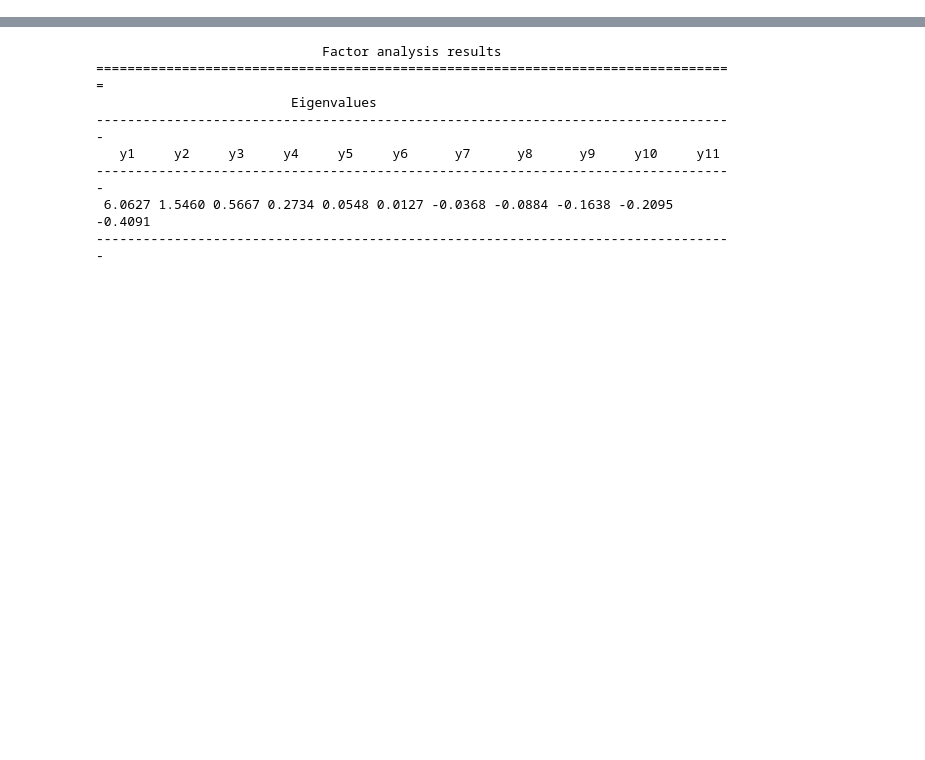
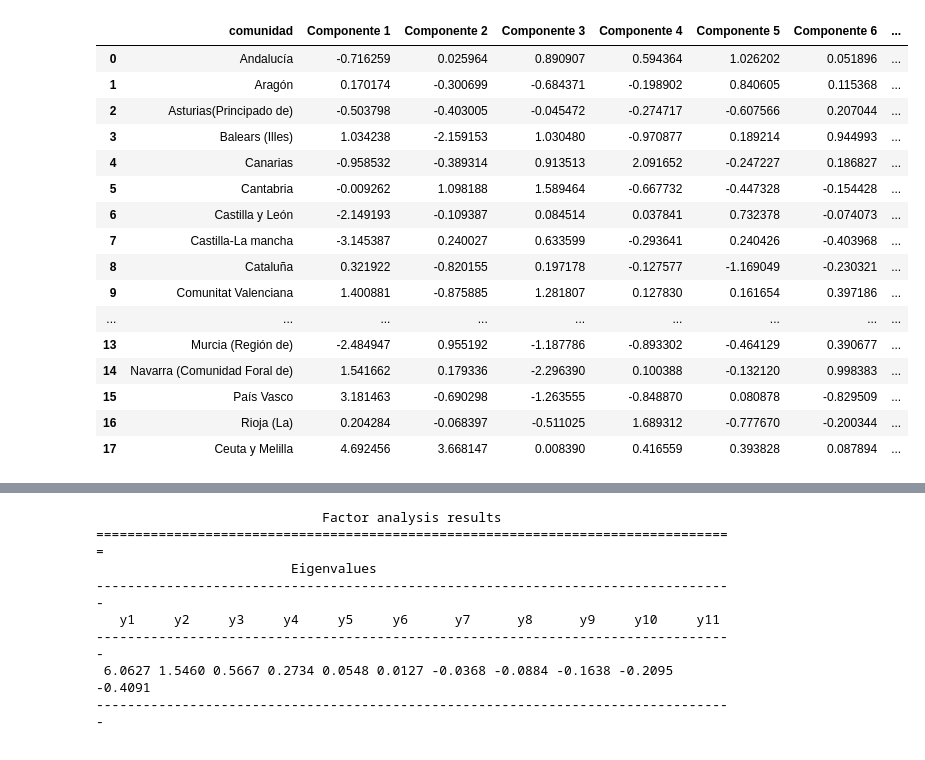
Before and after one commit to DavidGuzzi/MECMT04, a Jupyter notebook: problem_set_6/ps6.ipynb, the cells around one changed output, grey strips where cells are left out. Saved outputs shown, nothing was run; the diff lists cells and outputs as text; code cells hidden in the pictures; blank space fills up the shorter version.

```diff
--- a/problem_set_6/ps6.ipynb
+++ b/problem_set_6/ps6.ipynb
@@ -19,0 +292,21 @@ ndf = df.iloc[:,1:]
+# %%
+componentespca_cor = pd.DataFrame(componentes_cor, columns=[f'Componente {i+1} ' for i in range(componentes_cor.shape[1])], index=df.iloc[:,0]).reset_index()
+componentespca_cor
+# %% [output]
+|  | comunidad | Componente 1 | Componente 2 | Componente 3 | Componente 4 | Componente 5 | Componente 6 | ... |
+| 0 | Andalucía | -0.716259 | 0.025964 | 0.890907 | 0.594364 | 1.026202 | 0.051896 | ... |
+| 1 | Aragón | 0.170174 | -0.300699 | -0.684371 | -0.198902 | 0.840605 | 0.115368 | ... |
+| 2 | Asturias(Principado de) | -0.503798 | -0.403005 | -0.045472 | -0.274717 | -0.607566 | 0.207044 | ... |
+| 3 | Balears (Illes) | 1.034238 | -2.159153 | 1.030480 | -0.970877 | 0.189214 | 0.944993 | ... |
+| 4 | Canarias | -0.958532 | -0.389314 | 0.913513 | 2.091652 | -0.247227 | 0.186827 | ... |
+| 5 | Cantabria | -0.009262 | 1.098188 | 1.589464 | -0.667732 | -0.447328 | -0.154428 | ... |
+| 6 | Castilla y León | -2.149193 | -0.109387 | 0.084514 | 0.037841 | 0.732378 | -0.074073 | ... |
+| 7 | Castilla-La mancha | -3.145387 | 0.240027 | 0.633599 | -0.293641 | 0.240426 | -0.403968 | ... |
+| 8 | Cataluña | 0.321922 | -0.820155 | 0.197178 | -0.127577 | -1.169049 | -0.230321 | ... |
+| 9 | Comunitat Valenciana | 1.400881 | -0.875885 | 1.281807 | 0.127830 | 0.161654 | 0.397186 | ... |
+| ... | ... | ... | ... | ... | ... | ... | ... | ... |
+| 13 | Murcia (Región de) | -2.484947 | 0.955192 | -1.187786 | -0.893302 | -0.464129 | 0.390677 | ... |
+| 14 | Navarra (Comunidad Foral de) | 1.541662 | 0.179336 | -2.296390 | 0.100388 | -0.132120 | 0.998383 | ... |
+| 15 | País Vasco | 3.181463 | -0.690298 | -1.263555 | -0.848870 | 0.080878 | -0.829509 | ... |
+| 16 | Rioja (La) | 0.204284 | -0.068397 | -0.511025 | 1.689312 | -0.777670 | -0.200344 | ... |
+| 17 | Ceuta y Melilla | 4.692456 | 3.668147 | 0.008390 | 0.416559 | 0.393828 | 0.087894 | ... |
```
Also changed, not shown: parts of 9 cells of this notebook, 5 other files.
